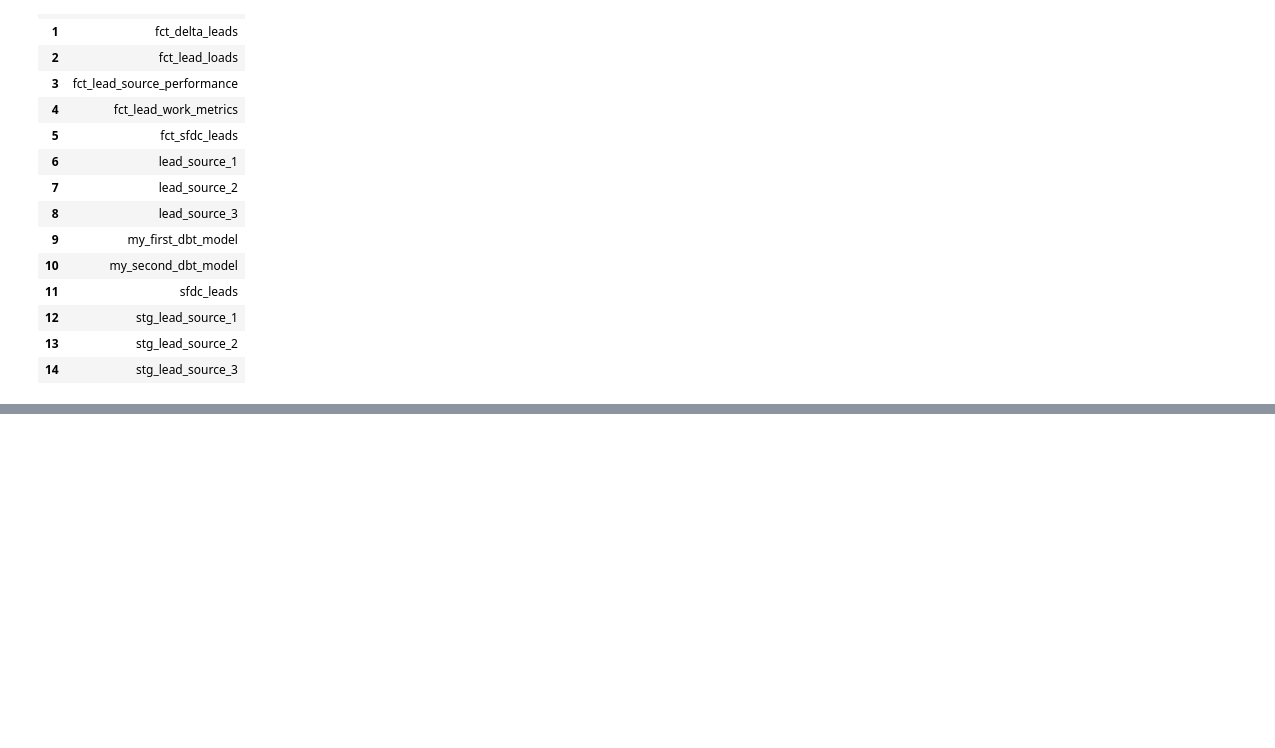
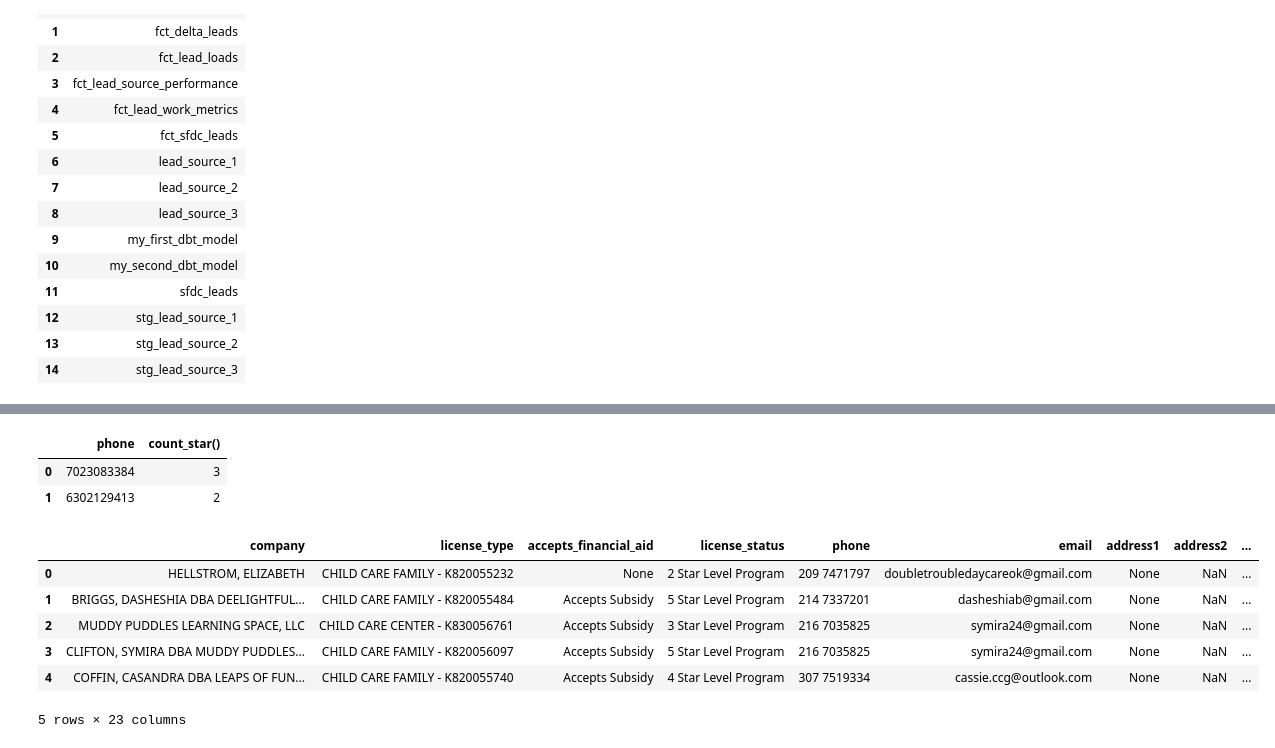
Before and after one commit to MichaelSKeo/dbt-data-pipeline, a Jupyter notebook: run_sql_queries.ipynb, the cells around one changed output, grey strips where cells are left out. Saved outputs shown, nothing was run; the diff lists cells and outputs as text; code cells hidden in the pictures; blank space fills up the shorter version.

Commit message:
crm_lead_production

```diff
--- a/run_sql_queries.ipynb
+++ b/run_sql_queries.ipynb
@@ -198,0 +218,5 @@ with duckdb.connect('data/prod_leads_database.db') as con:
+# %%
+sql_query = ''' show tables '''
+
+with duckdb.connect('data/dev_leads_database.db') as con:
+    display(con.sql(sql_query).df())
@@ -198,0 +241,22 @@ with duckdb.connect('data/prod_leads_database.db') as con:
+# %%
+sql_query = ''' select phone, count(*) from fct_delta_leads group by 1 having count(*) > 1 '''
+
+with duckdb.connect('data/dev_leads_database.db') as con:
+    display(con.sql(sql_query).df())
+# %% [output]
+|  | phone | count_star() |
+| 0 | 7023083384 | 3 |
+| 1 | 6302129413 | 2 |
+# %%
+sql_query = ''' select * from stg_lead_source_2 limit 5 '''
+
+with duckdb.connect('data/dev_leads_database.db') as con:
+    display(con.sql(sql_query).df())
+# %% [output]
+|  | company | license_type | accepts_financial_aid | license_status | phone | email | address1 | address2 | ... |
+| 0 | HELLSTROM, ELIZABETH | CHILD CARE FAMILY - K820055232 | None | 2 Star Level Program | 209 7471797 | doubletroubledaycareok@gmail.com | None | NaN | ... |
+| 1 | BRIGGS, DASHESHIA DBA DEELIGHTFUL... | CHILD CARE FAMILY - K820055484 | Accepts Subsidy | 5 Star Level Program | 214 7337201 | dasheshiab@gmail.com | None | NaN | ... |
+| 2 | MUDDY PUDDLES LEARNING SPACE, LLC | CHILD CARE CENTER - K830056761 | Accepts Subsidy | 3 Star Level Program | 216 7035825 | symira24@gmail.com | None | NaN | ... |
+| 3 | CLIFTON, SYMIRA DBA MUDDY PUDDLES... | CHILD CARE FAMILY - K820056097 | Accepts Subsidy | 5 Star Level Program | 216 7035825 | symira24@gmail.com | None | NaN | ... |
+| 4 | COFFIN, CASANDRA DBA LEAPS OF FUN... | CHILD CARE FAMILY - K820055740 | Accepts Subsidy | 4 Star Level Program | 307 7519334 | cassie.ccg@outlook.com | None | NaN | ... |
+5 rows × 23 columns
```
Also changed, not shown: parts of 4 cells of this notebook, 52 other files.
